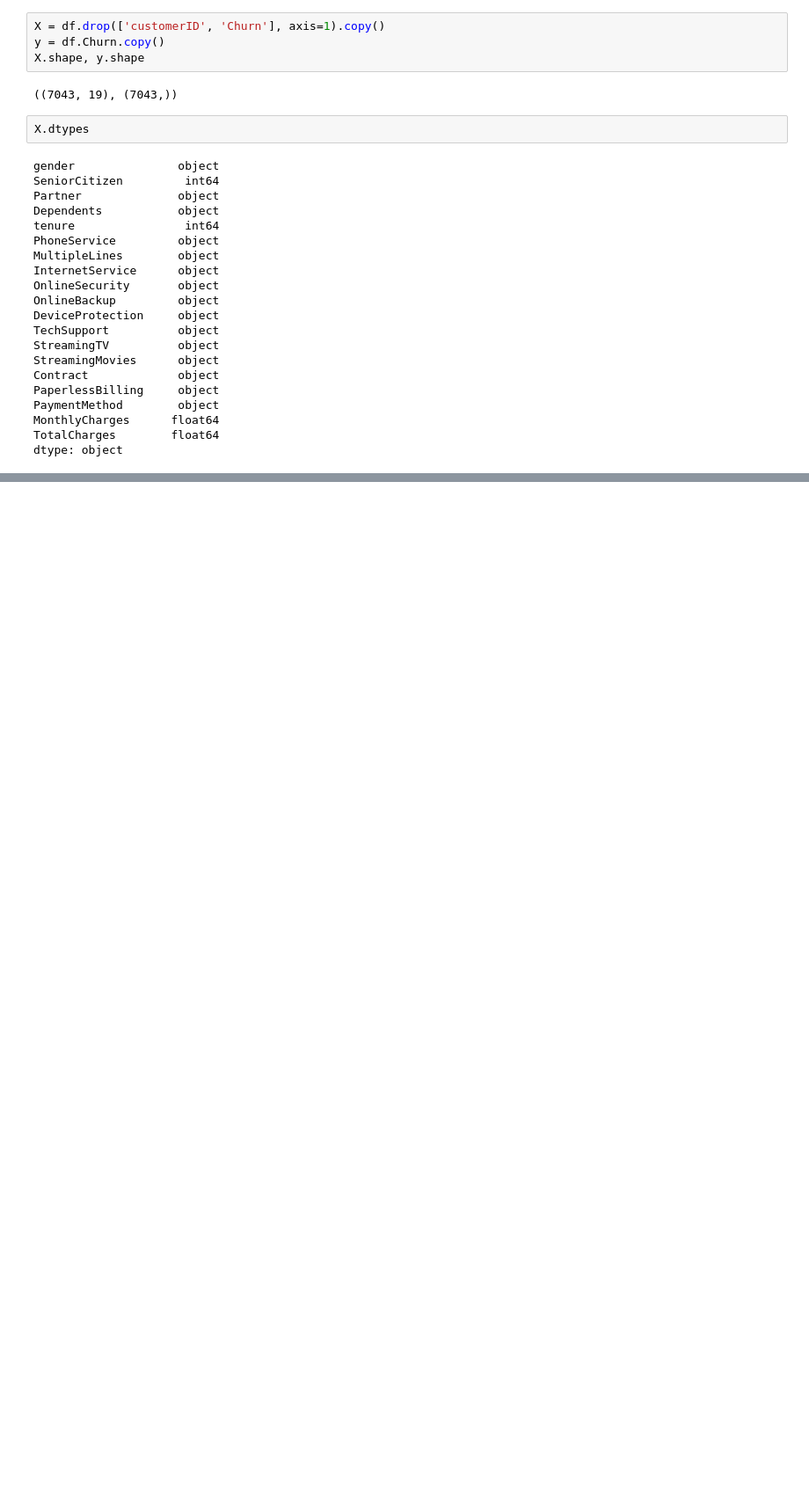
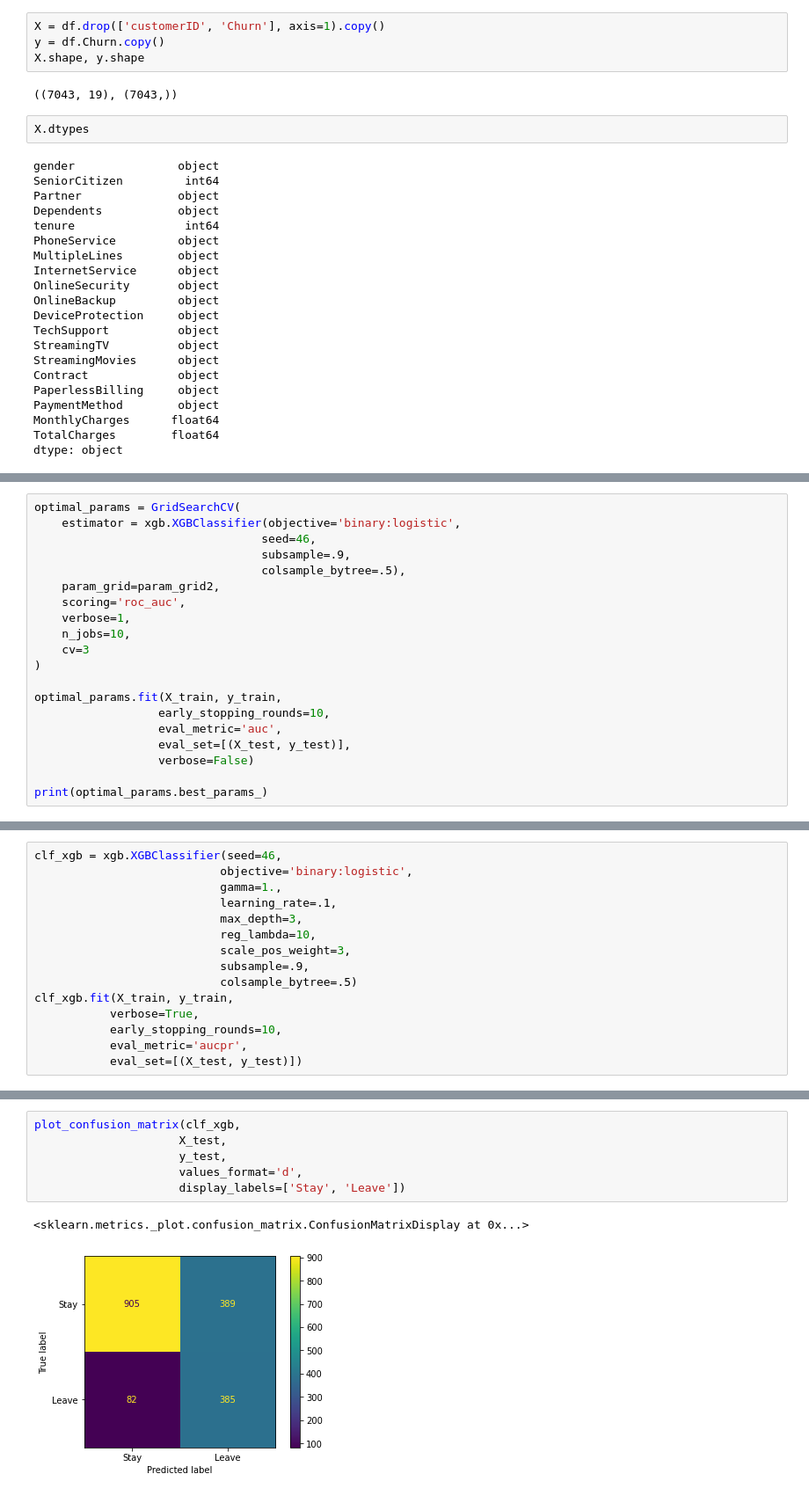
Before and after one commit to natuan310/xgboost-demo, a Jupyter notebook: xgboost-demo.ipynb, the cells around one changed output, grey strips where cells are left out. Shown: that part at 88% size. Drawn from its saved outputs; the diff is of its cells as text; blank space fills up the shorter version.

```diff
--- a/xgboost-demo.ipynb
+++ b/xgboost-demo.ipynb
@@ -186,0 +337,20 @@ array(['No', 'Yes'], dtype=object)
+# %%
+optimal_params = GridSearchCV(
+    estimator = xgb.XGBClassifier(objective='binary:logistic',
+                                 seed=46,
+                                 subsample=.9,
+                                 colsample_bytree=.5),
+    param_grid=param_grid2,
+    scoring='roc_auc',
+    verbose=1,
+    n_jobs=10,
+    cv=3
+)
+
+optimal_params.fit(X_train, y_train,
+                  early_stopping_rounds=10,
+                  eval_metric='auc',
+                  eval_set=[(X_test, y_test)],
+                  verbose=False)
+
+print(optimal_params.best_params_)
@@ -186,0 +363,15 @@ array(['No', 'Yes'], dtype=object)
+# %%
+clf_xgb = xgb.XGBClassifier(seed=46,
+                           objective='binary:logistic',
+                           gamma=1.,
+                           learning_rate=.1,
+                           max_depth=3,
+                           reg_lambda=10,
+                           scale_pos_weight=3,
+                           subsample=.9,
+                           colsample_bytree=.5)
+clf_xgb.fit(X_train, y_train,
+           verbose=True,
+           early_stopping_rounds=10,
+           eval_metric='aucpr',
+           eval_set=[(X_test, y_test)])
@@ -186,0 +405,9 @@ array(['No', 'Yes'], dtype=object)
+# %%
+plot_confusion_matrix(clf_xgb,
+                     X_test,
+                     y_test,
+                     values_format='d',
+                     display_labels=['Stay', 'Leave'])
+# %% [output]
+<sklearn.metrics._plot.confusion_matrix.ConfusionMatrixDisplay at 0x...>
+[figure, added]
```
Also changed, not shown: parts of 21 cells of this notebook, 1 other file.
